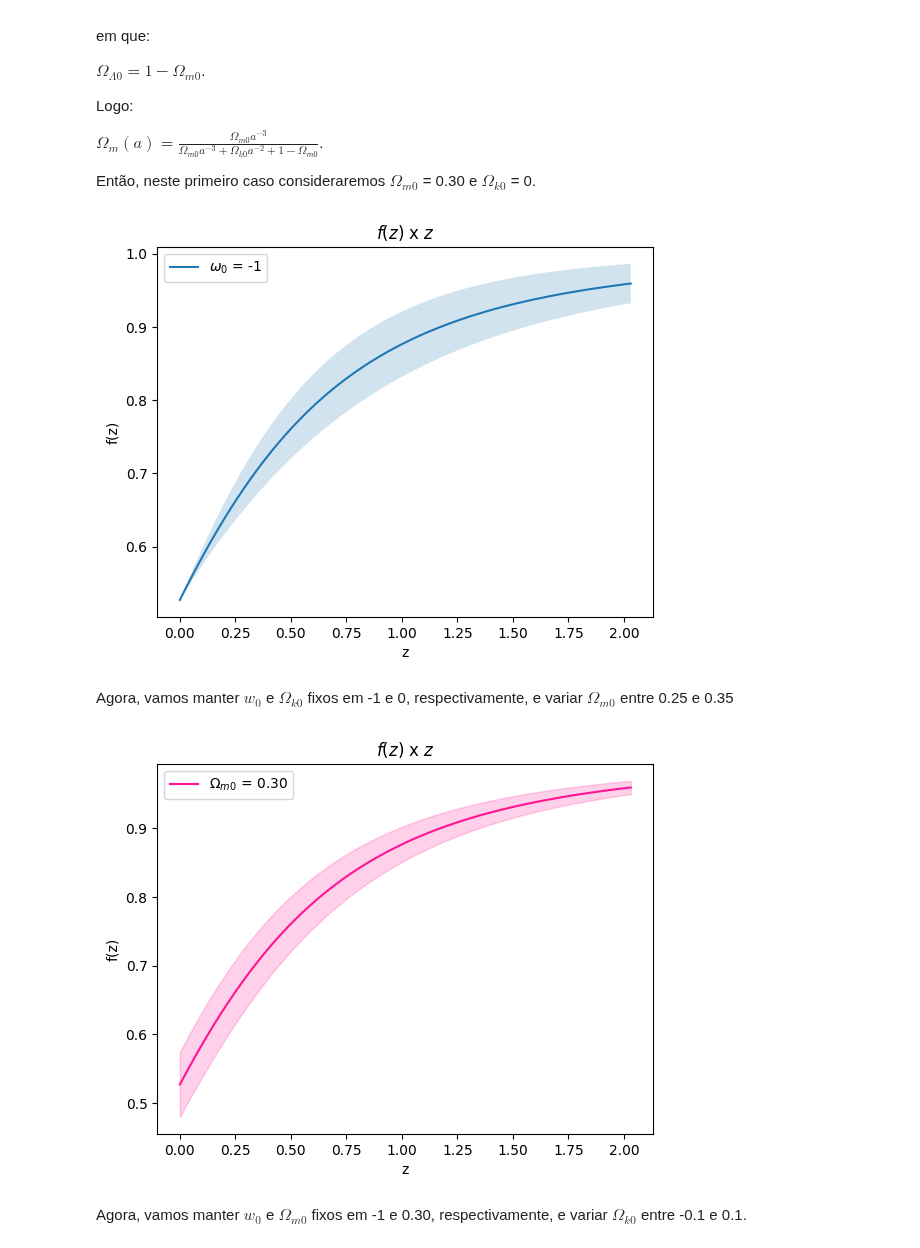
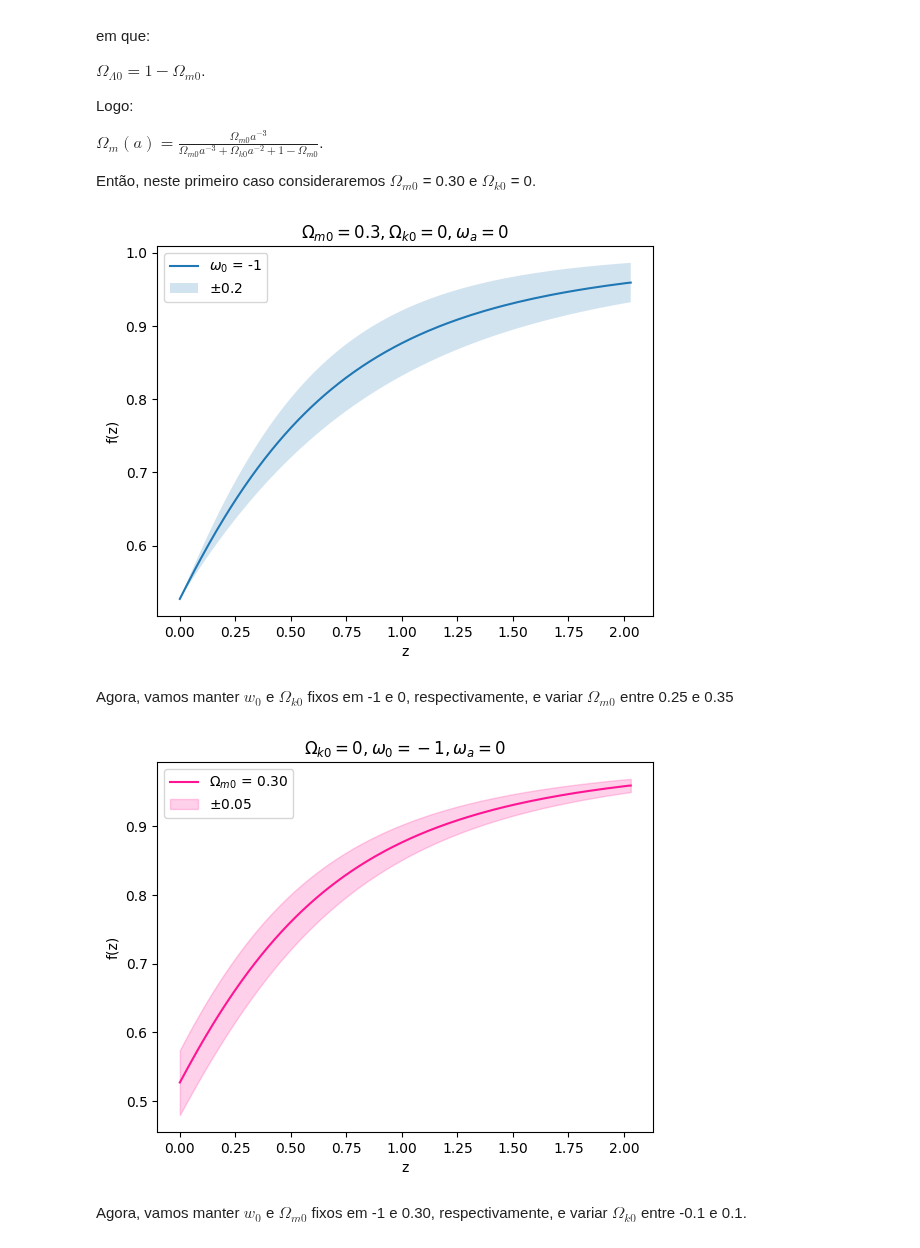
Before and after one commit to fernanda0402/Doutorado, a Jupyter notebook: Taxa_de_crescimento_de_estruturas.ipynb, the cells around one changed output. Drawn from its saved outputs; the diff is of its cells as text; code cells hidden in the pictures.

```diff
--- a/Taxa_de_crescimento_de_estruturas.ipynb
+++ b/Taxa_de_crescimento_de_estruturas.ipynb
@@ -89,12 +71,12 @@ fig, ax = plt.subplots()
 ax.plot(z, f, label='$\omega_0$ = -1')
 plt.xlabel('z')
 plt.ylabel('f(z)')
-ax.fill_between(z, f - sig_f, f + sig_f, alpha=0.2)
+ax.fill_between(z, f - sig_f, f + sig_f, alpha=0.2, label='$\pm$0.2')
 plt.legend(loc='upper left')
-plt.title('$f(z)$ x $z$')
+plt.title('$\Omega_{m0} = 0.3, \Omega_{k0} = 0, \omega_a = 0$')
 plt.show()
 # %% [output]
-[figure, old version]
+[figure, new version]
 # %% [markdown]
 Agora, vamos manter $w_0$ e $\Omega_{k0}$ fixos em -1 e 0, respectivamente, e variar $\Omega_{m0}$ entre 0.25 e 0.35
 # %%
@@ -111,36 +93,36 @@ z = (1/a) - 1.
 x = np.log(a)
 y = np.log(delta)
 
 f = np.gradient(y, x) # função taxa de crescimento
 
 # constantes
 H0 = 70 #km/s/Mpc
 Om0 = 0.30
 
 # definindo O_m
 #Om = (Om0*(a**(-3)))/(Om0*(a**(-3)) + 1 - Om0)
 sigOm0 = 0.05
 
 # definindo w0
 w0 = -1
 
 # definindo gamma
 gamma = 6./11.
 
 # definindo o erro de f
 df1 = gamma*( ((1+z)**3)/f_2 - ( ((1+z)**3)*Om0*( ((1+z)**3) -  (1+z)**(3*(1 + w0)) ) )/( (f_2)**2) )*( (f_1)**(gamma-1) )
 sig_f1 = ((df1)*sigOm0)
 
 fig, ax = plt.subplots()
 ax.plot(z, f, label='$\Omega_{m0}$ = 0.30', color='deeppink')
 plt.xlabel('z')
 plt.ylabel('f(z)')
-ax.fill_between(z, f - sig_f1, f + sig_f1, alpha=0.2, color='deeppink')
+ax.fill_between(z, f - sig_f1, f + sig_f1, alpha=0.2, color='deeppink', label='$\pm$0.05')
 plt.legend(loc='upper left')
-plt.title('$f(z)$ x $z$')
+plt.title('$\Omega_{k0} = 0, \omega_0 = -1, \omega_a = 0$')
 plt.show()
 # %% [output]
-[figure, old version]
+[figure, new version]
 # %% [markdown]
 Agora, vamos manter $w_0$ e $\Omega_{m0}$ fixos em -1 e 0.30, respectivamente, e variar $\Omega_{k0}$ entre -0.1 e 0.1.
 # %%
```
Also changed, not shown: parts of 5 cells of this notebook.
